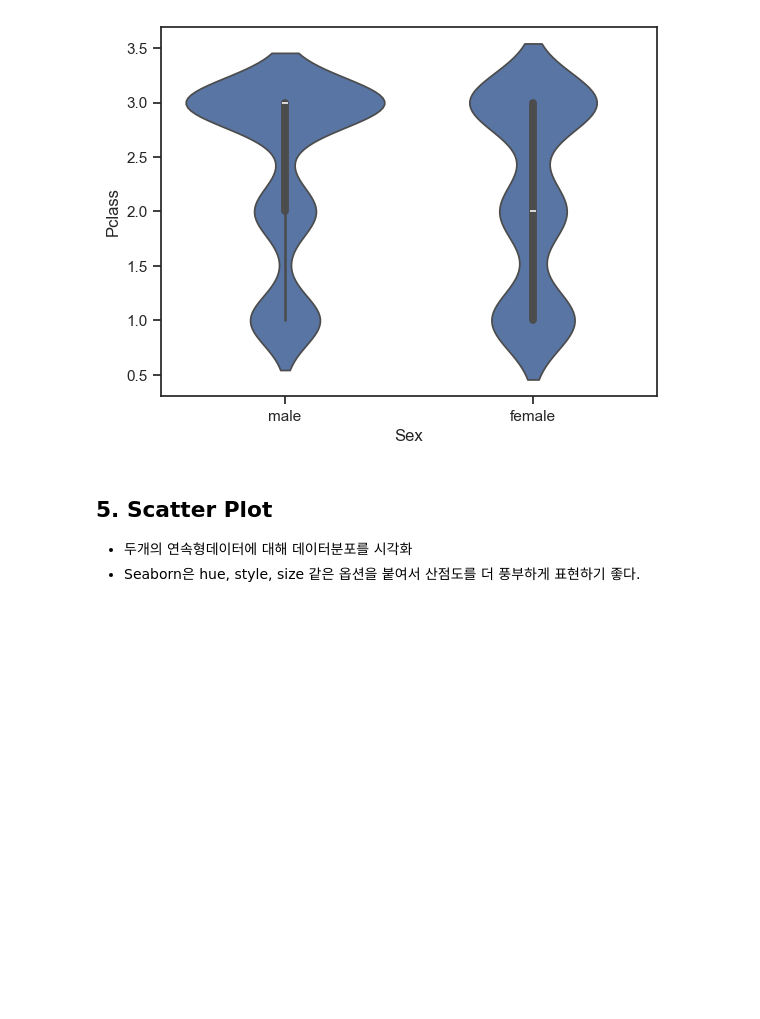
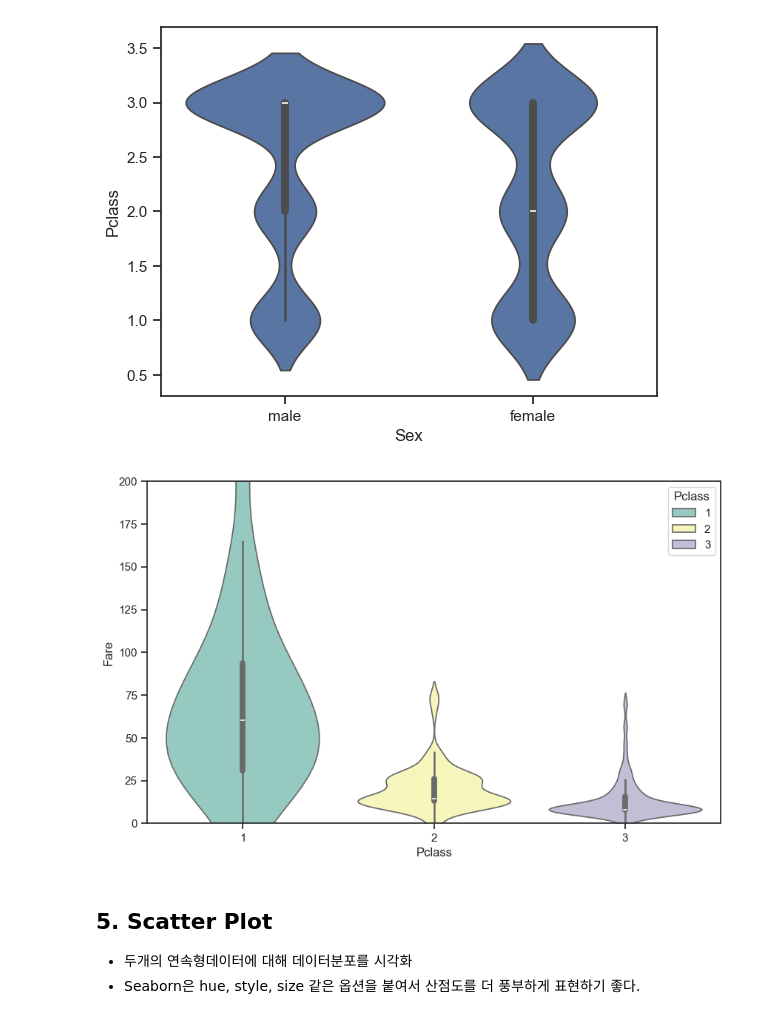
Before and after one commit to j-ai-616/04_data_analysis, a Jupyter notebook: 03_data_visualization/03_seaborn_chart.ipynb, the cells around one changed output. Drawn from its saved outputs; the diff is of its cells as text; code cells hidden in the pictures; blank space fills up the shorter version.

```diff
--- a/03_data_visualization/03_seaborn_chart.ipynb
+++ b/03_data_visualization/03_seaborn_chart.ipynb
@@ -231,10 +250,17 @@ plt.show()
 # %%
 # TODO - Box / Violin Plot
 # titanic_df에서 Pclass별 Fare 분포를 boxplot 또는 violinplot으로 그려보세요.
 # 조건
 # 1) x축은 Pclass, y축은 Fare
 # 2) hue를 추가할지 스스로 선택하기
 # 3) 어떤 차트가 더 해석하기 쉬운지
+plt.figure(figsize=(10, 6))
+# sns.boxplot(data=titanic_df, x="Pclass", y="Fare", hue="Pclass", palette="Set3")
+sns.violinplot(data=titanic_df, x="Pclass", y="Fare", hue="Pclass", palette="Set3")
+plt.ylim(0, 200)
+plt.show()
+# %% [output]
+[figure, added]
 # %% [markdown]
 ## 5. Scatter Plot
 - 두개의 연속형데이터에 대해 데이터분포를 시각화
```
Also changed, not shown: parts of 9 cells of this notebook, 4 other files.
